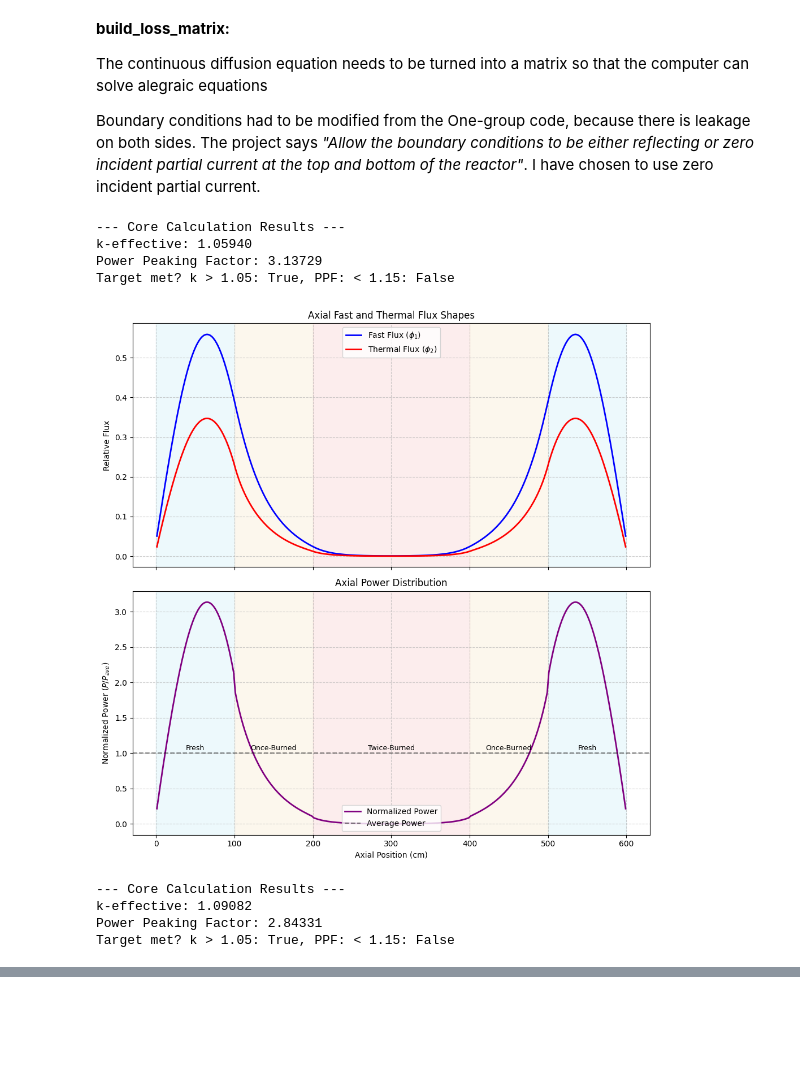
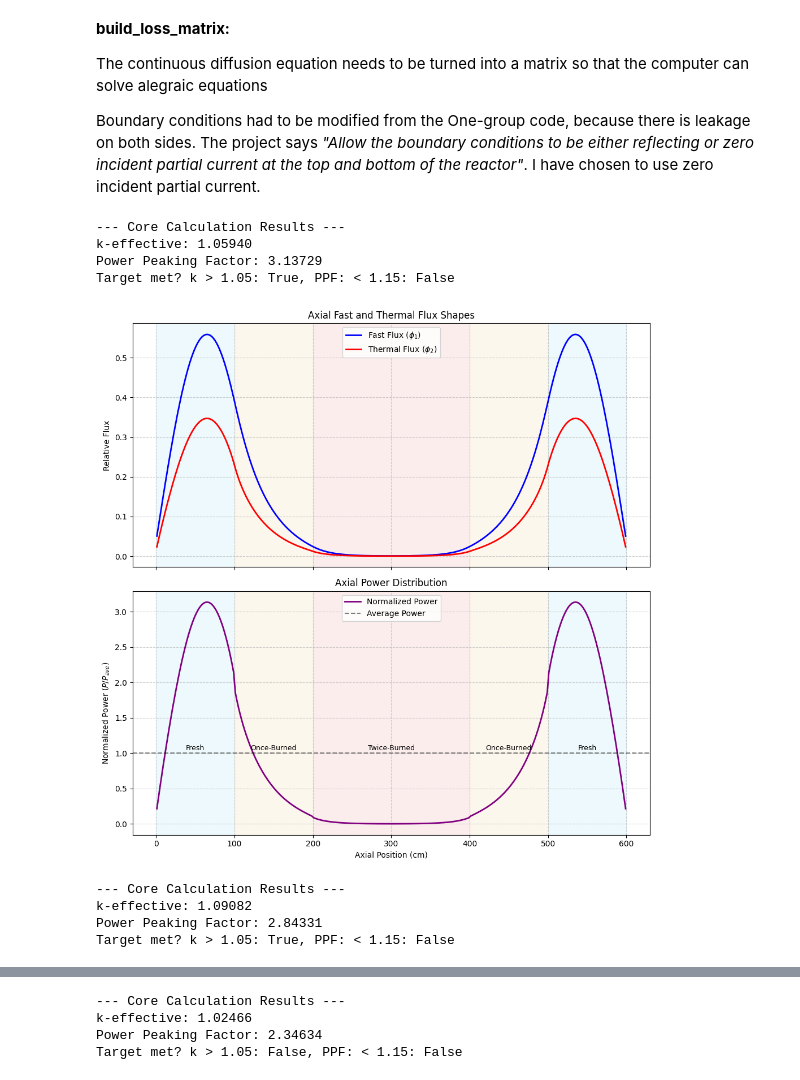
Before and after one commit to Nathan-Carpenter/NSE-351, a Jupyter notebook: Nathans-Testing-Ground.ipynb, the cells around one changed output, grey strips where cells are left out. Saved outputs shown, nothing was run; the diff lists cells and outputs as text; code cells hidden in the pictures; blank space fills up the shorter version.

Commit message:
Testing core layouts

```diff
--- a/Nathans-Testing-Ground.ipynb
+++ b/Nathans-Testing-Ground.ipynb
@@ -166,7 +166,7 @@ def make_region(fuel_dict, length_cm, num_cells, label):
     reg['label'] = label
     return reg
 # %%
-def plot_reactor_results(x, phi1, phi2, normalized_power, core_layout):
+def plot_reactor_results(x, phi1, phi2, normalized_power, given_core_layout):
     """
     Function built to plot the results of the two-group diffusion solver.
     This is needed so that I can test various different core layouts and compare them in terms of Keff and PPF
@@ -192,7 +192,7 @@ def plot_reactor_results(x, phi1, phi2, normalized_power, core_layout):
 
     # apply background color spans and text labels
     current_x = 0
-    for reg in core_layout:
+    for reg in given_core_layout:
         reg_length = reg["dx"] * reg["Nc"]
         label = reg.get("label", "Unknown")
         bg_color = default_colors.get(label, "#f0f0f0") # Fallback to light grey
@@ -215,12 +215,12 @@ def plot_reactor_results(x, phi1, phi2, normalized_power, core_layout):
     ax2.set_ylabel(r"Normalized Power ($P/P_{ave}$)")
     ax2.set_title("Axial Power Distribution")
     ax2.grid(True, linestyle='--', alpha=0.6)
-    ax2.legend(loc='lower center')
+    ax2.legend()
 
     plt.tight_layout()
     plt.show()
 # %%
-def output_results(x, phi1, phi2, k, k_history, iters, nSf1, nSf2, labels, core_layout):
+def output_results(x, phi1, phi2, k, k_history, iters, nSf1, nSf2, labels, output_core_layout):
     # Calculate Power & Peaking
     power_distribution = nSf1 * phi1 + nSf2 * phi2
     p_ave = np.mean(power_distribution)
@@ -233,7 +233,7 @@ def output_results(x, phi1, phi2, k, k_history, iters, nSf1, nSf2, labels, core_
     print(f"Power Peaking Factor: {peaking_factor:.5f}")
     print(f"Target met? k > 1.05: {k > 1.05}, PPF: < 1.15: {peaking_factor < 1.15}")
 
-    plot_reactor_results(x, phi1, phi2, normalized_power, core_layout_2)
+    plot_reactor_results(x, phi1, phi2, normalized_power, output_core_layout)
 # %%
 # Fuel properties given in the table
 fresh = {"D1": 1.55, "D2": 0.82, "Sa1": 0.0012, "Sa2": 0.0105, "Ss12": 0.0068, "nSf1": 0.00035, "nSf2": 0.0145}
@@ -241,44 +241,89 @@ once  = {"D1": 1.50, "D2": 0.80, "Sa1": 0.0016, "Sa2": 0.0125, "Ss12": 0.0065, "
 twice = {"D1": 1.45, "D2": 0.78, "Sa1": 0.0021, "Sa2": 0.0155, "Ss12": 0.0062, "nSf1": 0.00055, "nSf2": 0.0115}
 
 # Define Core layout - Standard
-core_layout = [
+core_layout_1 = [
     make_region(fresh, 100, 50, "Fresh"),
     make_region(once, 100, 50, "Once-Burned"),
     make_region(twice, 200, 100, "Twice-Burned"),
     make_region(once, 100, 50, "Once-Burned"),
     make_region(fresh, 100, 50, "Fresh")
 ]
 
 core_layout_2 = [
     make_region(once, 100, 50, "Once-Burned"),
     make_region(fresh, 100, 50, "Fresh"),
     make_region(twice, 200, 100, "Twice-Burned"),
     make_region(fresh, 100, 50, "Fresh"),
     make_region(once, 100, 50, "Once-Burned")
 ]
 
+# Now ima try some freaky stuff to make things spicier and see if I can get a better PPF and Keff by playing with the layout more.
+
 core_layout_3 = [
-    make_region(once, 100, 50, "Once-Burned"),
-    make_region(fresh, 100, 50, "Fresh"),
-    make_region(twice, 200, 100, "Twice-Burned"),
-    make_region(fresh, 100, 50, "Fresh"),
-    make_region(once, 100, 50, "Once-Burned")
+
+    make_region(once,   50,  25, "Once-Burned"),   # Left Outer Edge
+    make_region(fresh,  50,  25, "Fresh"),
+    make_region(once,   50,  25, "Once-Burned"),
+    make_region(fresh,  50,  25, "Fresh"),
+
+    make_region(twice,  200, 100, "Twice-Burned"), # Center Peak Suppressor
+
+    make_region(fresh,  50,  25, "Fresh"),
+    make_region(once,   50,  25, "Once-Burned"),
+    make_region(fresh,  50,  25, "Fresh"),
+    make_region(once,   50,  25, "Once-Burned")    # Right Outer Edge
 ]
 
-# Try a TTOFFOOFFOTT layout for a different PPF and Keff?
+core_layout_4 = [
+
+    make_region(twice,  50, 25, "Twice-Burned"),   # Shaved outer edge blanket
+    make_region(once,  100, 50, "Once-Burned"),    # Intermediate zone
+    make_region(fresh, 100, 50, "Fresh"),          # Shifted outward driver
+
+    make_region(twice, 100, 50, "Twice-Burned"),   # Maximized central suppressor (100cm)
+
+    make_region(fresh, 100, 50, "Fresh"),          # Shifted outward driver
+    make_region(once,  100, 50, "Once-Burned"),    # Intermediate zone
+    make_region(twice,  50, 25, "Twice-Burned")    # Shaved outer edge blanket
+]
+
+core_layout_5 = [
+    make_region(twice,  80, 40, "Twice-Burned"),   # Shaved outer edge blanket
+    make_region(once,  100, 50, "Once-Burned"),    # Intermediate zone
+    make_region(fresh, 100, 50, "Fresh"),          # Shifted outward driver
+
+    make_region(twice, 40, 30, "Twice-Burned"),   # Maximized central suppressor (100cm)
+
+    make_region(fresh, 100, 50, "Fresh"),          # Shifted outward driver
+    make_region(once,  100, 50, "Once-Burned"),    # Intermediate zone
+    make_region(twice,  80, 40, "Twice-Burned")    # Shaved outer edge blanket
+]
+
+
+# Try a TOFFOTTOFFOT layout for a different PPF and Keff?
+#
 
 # Testing different core layouts and comparing results
-x, phi1, phi2, k, k_history, iters, nSf1, nSf2, labels = solve_two_group_k_eigenvalue(core_layout)
+x, phi1, phi2, k, k_history, iters, nSf1, nSf2, labels = solve_two_group_k_eigenvalue(core_layout_1)
 output_results(x, phi1, phi2, k, k_history, iters, nSf1, nSf2, labels, core_layout)
 
 x, phi1, phi2, k, k_history, iters, nSf1, nSf2, labels = solve_two_group_k_eigenvalue(core_layout_2)
 output_results(x, phi1, phi2, k, k_history, iters, nSf1, nSf2, labels, core_layout_2)
+
+x, phi1, phi2, k, k_history, iters, nSf1, nSf2, labels = solve_two_group_k_eigenvalue(core_layout_3)
+output_results(x, phi1, phi2, k, k_history, iters, nSf1, nSf2, labels, core_layout_3)
+
+x, phi1, phi2, k, k_history, iters, nSf1, nSf2, labels = solve_two_group_k_eigenvalue(core_layout_4)
+output_results(x, phi1, phi2, k, k_history, iters, nSf1, nSf2, labels, core_layout_4)
+
+x, phi1, phi2, k, k_history, iters, nSf1, nSf2, labels = solve_two_group_k_eigenvalue(core_layout_5)
+output_results(x, phi1, phi2, k, k_history, iters, nSf1, nSf2, labels, core_layout_5)
 # %% [output]
 --- Core Calculation Results ---
 k-effective: 1.05940
 Power Peaking Factor: 3.13729
 Target met? k > 1.05: True, PPF: < 1.15: False
-[figure, old version]
+[figure, new version]
 --- Core Calculation Results ---
 k-effective: 1.09082
 Power Peaking Factor: 2.84331
@@ -286,0 +332,4 @@ Target met? k > 1.05: True, PPF: < 1.15: False
+--- Core Calculation Results ---
+k-effective: 1.02466
+Power Peaking Factor: 2.34634
+Target met? k > 1.05: False, PPF: < 1.15: False
```
Also changed, not shown: parts of 1 cell of this notebook.
